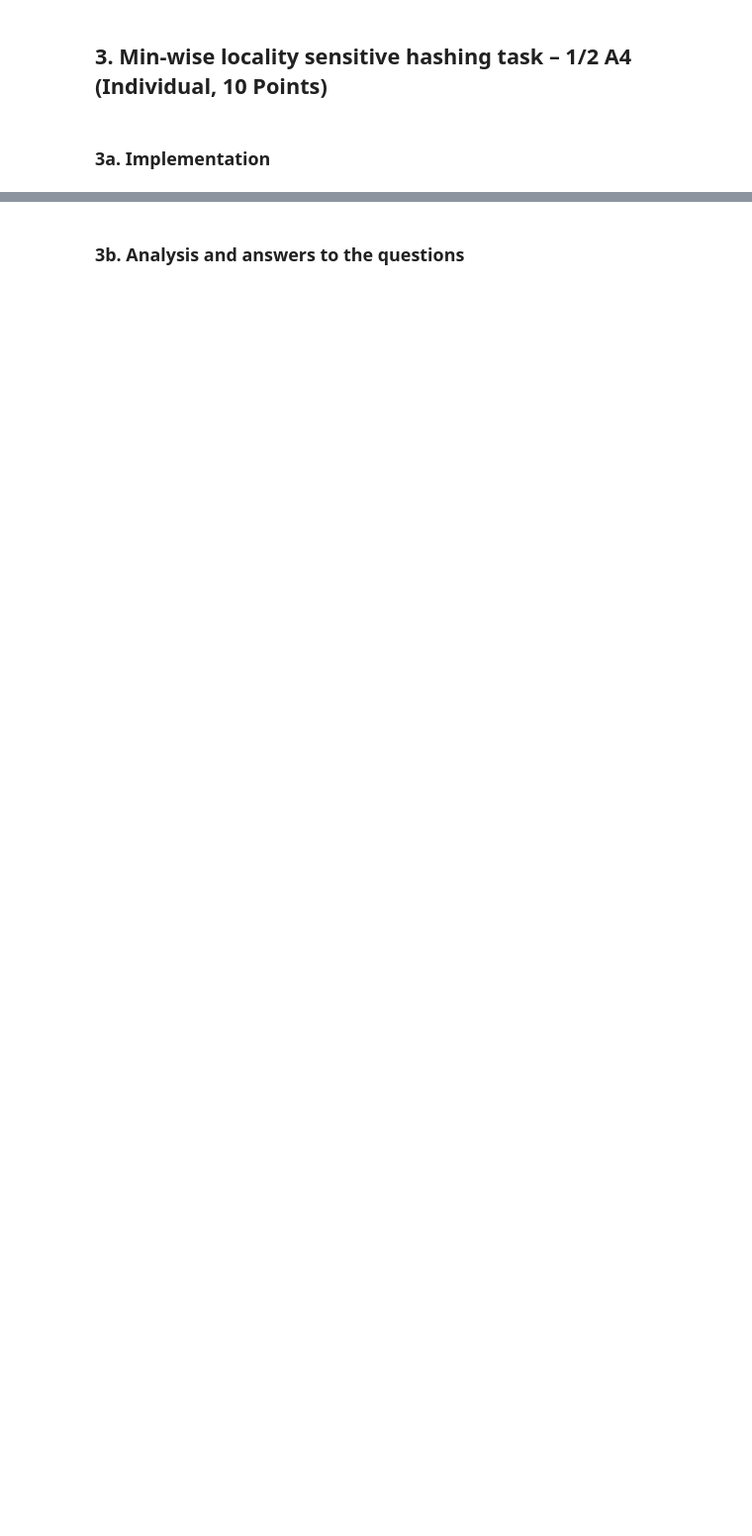
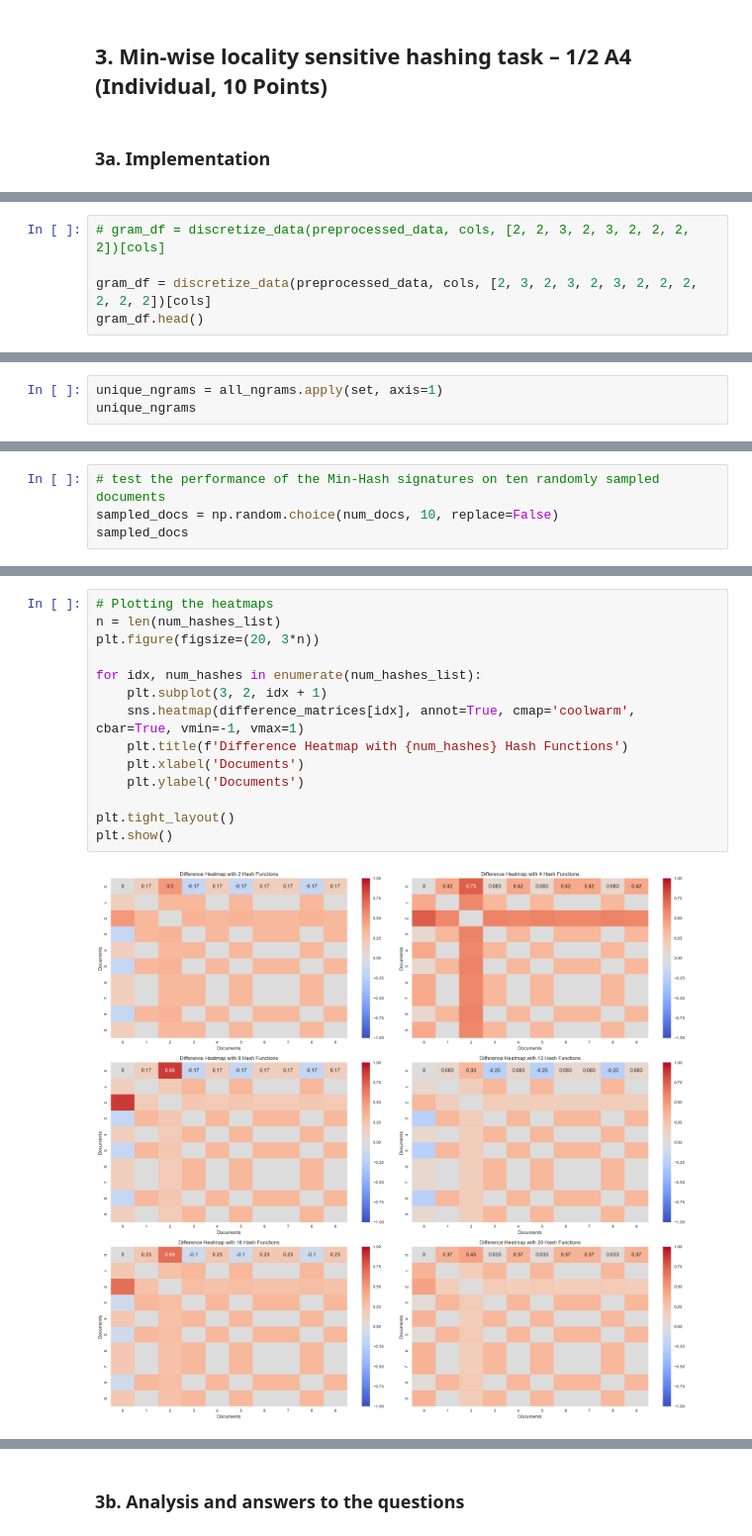
Before and after one commit to amar-mesic/cyber-data, a Jupyter notebook: lab-3/Lab3.ipynb, the cells around one changed output, grey strips where cells are left out. Shown at 99% size. Drawn from its saved outputs; the diff is of its cells as text; blank space fills up the shorter version.

```diff
--- a/lab-3/Lab3.ipynb
+++ b/lab-3/Lab3.ipynb
@@ -565,0 +592,5 @@ Finally, regarding performance, we can look also at our heatmap, focusing on wid
+# %%
+# gram_df = discretize_data(preprocessed_data, cols, [2, 2, 3, 2, 3, 2, 2, 2, 2])[cols]
+
+gram_df = discretize_data(preprocessed_data, cols, [2, 3, 2, 3, 2, 3, 2, 2, 2, 2, 2, 2])[cols]
+gram_df.head()
@@ -565,0 +629,3 @@ Finally, regarding performance, we can look also at our heatmap, focusing on wid
+# %%
+unique_ngrams = all_ngrams.apply(set, axis=1)
+unique_ngrams
@@ -565,0 +714,4 @@ Finally, regarding performance, we can look also at our heatmap, focusing on wid
+# %%
+# test the performance of the Min-Hash signatures on ten randomly sampled documents
+sampled_docs = np.random.choice(num_docs, 10, replace=False)
+sampled_docs
@@ -565,0 +899,16 @@ Finally, regarding performance, we can look also at our heatmap, focusing on wid
+# %%
+# Plotting the heatmaps
+n = len(num_hashes_list)
+plt.figure(figsize=(20, 3*n))
+
+for idx, num_hashes in enumerate(num_hashes_list):
+    plt.subplot(3, 2, idx + 1)
+    sns.heatmap(difference_matrices[idx], annot=True, cmap='coolwarm', cbar=True, vmin=-1, vmax=1)
+    plt.title(f'Difference Heatmap with {num_hashes} Hash Functions')
+    plt.xlabel('Documents')
+    plt.ylabel('Documents')
+
+plt.tight_layout()
+plt.show()
+# %% [output]
+[figure, added]
```
Also changed, not shown: parts of 33 cells of this notebook, 1 other file.
